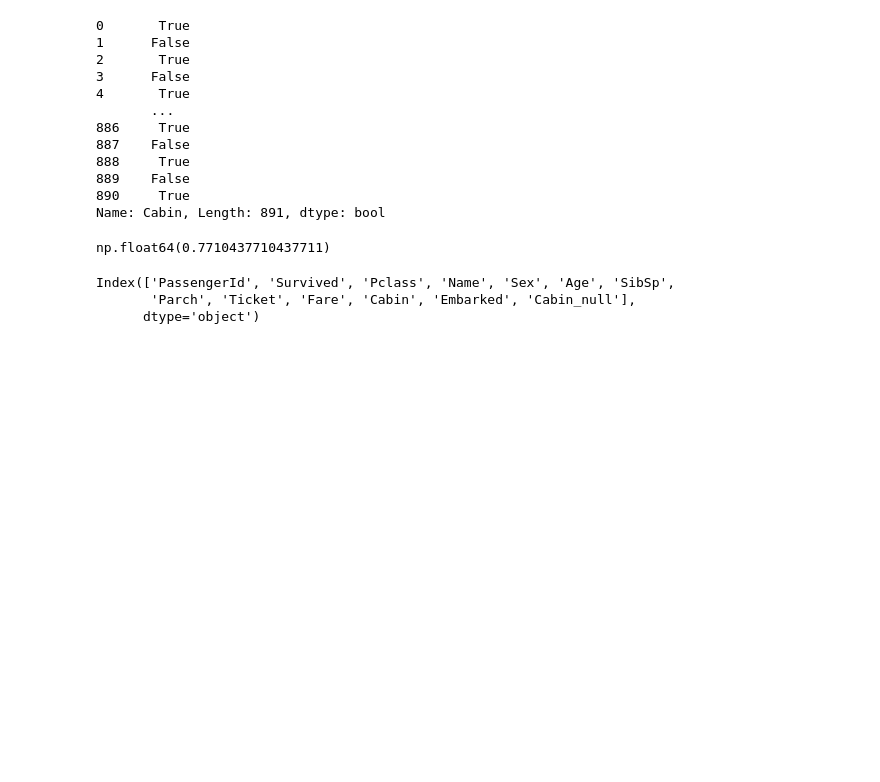
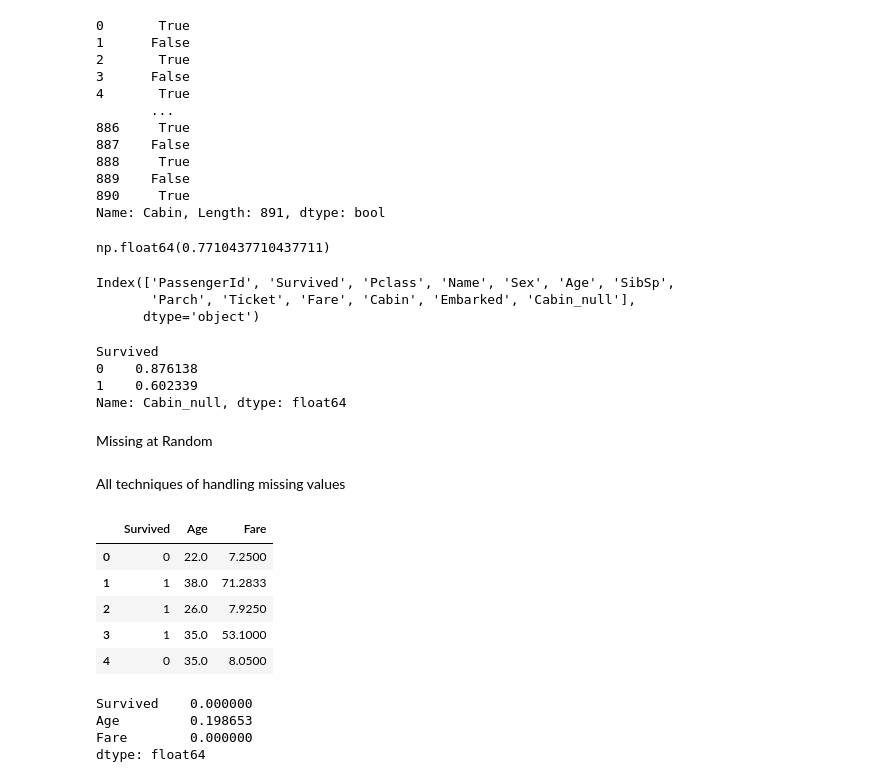
Before and after one commit to CyberWol-12/feature-encoding-techniques, a Jupyter notebook: feature-encoding-techniques.ipynb, the cells around one changed output. Cells and saved outputs as stored; diff of their text form; code cells hidden in the pictures; blank space fills up the shorter version.

Commit message:
mean

```diff
--- a/feature-encoding-techniques.ipynb
+++ b/feature-encoding-techniques.ipynb
@@ -261,3 +261,32 @@ df.columns
 Index(['PassengerId', 'Survived', 'Pclass', 'Name', 'Sex', 'Age', 'SibSp',
        'Parch', 'Ticket', 'Fare', 'Cabin', 'Embarked', 'Cabin_null'],
       dtype='object')
+# %%
+df.groupby(['Survived'])['Cabin_null'].mean()
+# %% [output]
+Survived
+0    0.876138
+1    0.602339
+Name: Cabin_null, dtype: float64
+# %% [markdown]
+Missing at Random
+# %% [markdown]
+All techniques of handling missing values
+# %%
+df = pd.read_csv('Titanic-Dataset.csv',usecols=['Age','Fare','Survived'])
+df.head()
+# %% [output]
+|  | Survived | Age | Fare |
+| 0 | 0 | 22.0 | 7.2500 |
+| 1 | 1 | 38.0 | 71.2833 |
+| 2 | 1 | 26.0 | 7.9250 |
+| 3 | 1 | 35.0 | 53.1000 |
+| 4 | 0 | 35.0 | 8.0500 |
+# %%
+## lets go and see percentage of missing number
+df.isnull().mean()
+# %% [output]
+Survived    0.000000
+Age         0.198653
+Fare        0.000000
+dtype: float64
```
